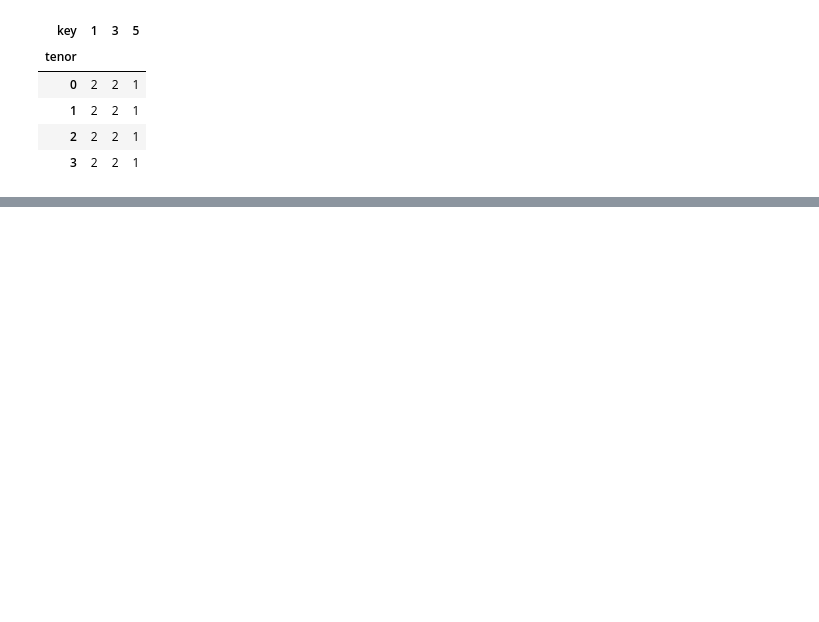
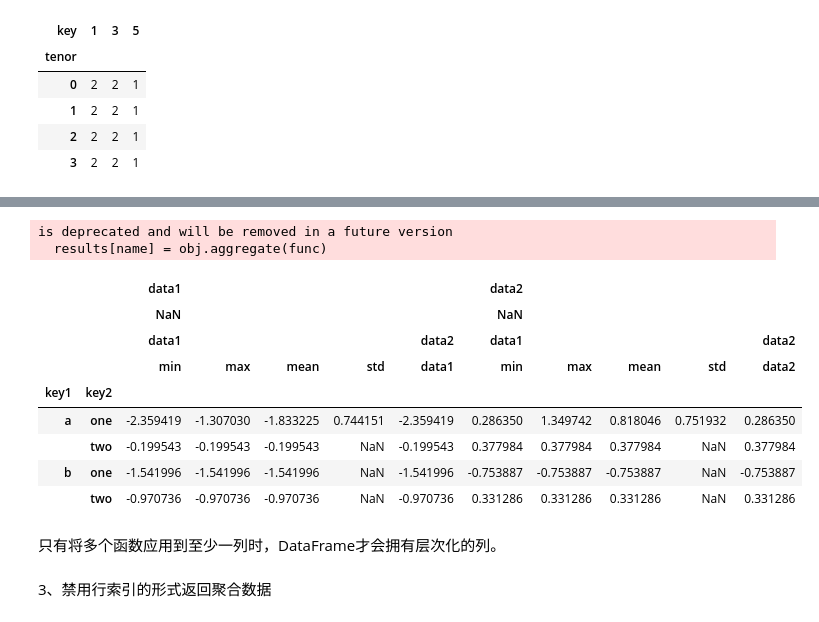
Before and after one commit to thirsd/tutorial, a Jupyter notebook: pandas.ipynb, the cells around one changed output, grey strips where cells are left out. Saved outputs shown, nothing was run; the diff lists cells and outputs as text; code cells hidden in the pictures; blank space fills up the shorter version.

```diff
--- a/pandas.ipynb
+++ b/pandas.ipynb
@@ -2988,0 +3011,4 @@ hier_df.groupby(level='key', axis=1).count()
+# %%
+df = pd.DataFrame({'key1' : ['a', 'a', 'b', 'b', 'a'], 'key2' : ['one', 'two', 'one', 'two', 'one'],
+                   'data1' : np.random.randn(5), 'data2' : np.random.randn(5)})
+df
@@ -2988,0 +3069,19 @@ hier_df.groupby(level='key', axis=1).count()
+# %%
+# 不同的列应用不同的聚合函数
+df.groupby(['key1','key2']).agg([{'data1':['min', 'max', 'mean', 'std'],'data2':np.min}])
+# %% [output]
+is deprecated and will be removed in a future version
+  results[name] = obj.aggregate(func)
+|  |  | data1 |  |  |  |  | data2 |  |  |  |  |
+|  |  | NaN |  |  |  |  | NaN |  |  |  |  |
+|  |  | data1 |  |  |  | data2 | data1 |  |  |  | data2 |
+|  |  | min | max | mean | std | data1 | min | max | mean | std | data2 |
+| key1 | key2 |  |  |  |  |  |  |  |  |  |  |
+| a | one | -2.359419 | -1.307030 | -1.833225 | 0.744151 | -2.359419 | 0.286350 | 1.349742 | 0.818046 | 0.751932 | 0.286350 |
+|  | two | -0.199543 | -0.199543 | -0.199543 | NaN | -0.199543 | 0.377984 | 0.377984 | 0.377984 | NaN | 0.377984 |
+| b | one | -1.541996 | -1.541996 | -1.541996 | NaN | -1.541996 | -0.753887 | -0.753887 | -0.753887 | NaN | -0.753887 |
+|  | two | -0.970736 | -0.970736 | -0.970736 | NaN | -0.970736 | 0.331286 | 0.331286 | 0.331286 | NaN | 0.331286 |
+# %% [markdown]
+只有将多个函数应用到至少一列时，DataFrame才会拥有层次化的列。
+# %% [markdown]
+3、禁用行索引的形式返回聚合数据
```
Also changed, not shown: parts of 89 cells of this notebook.
